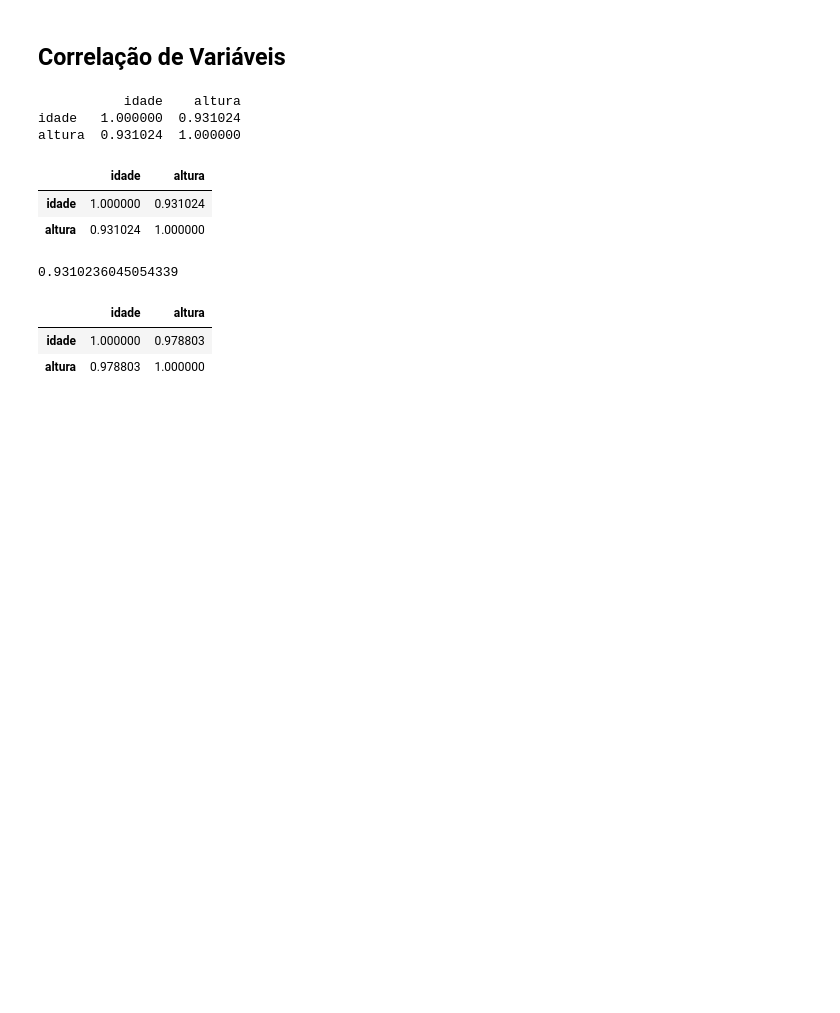
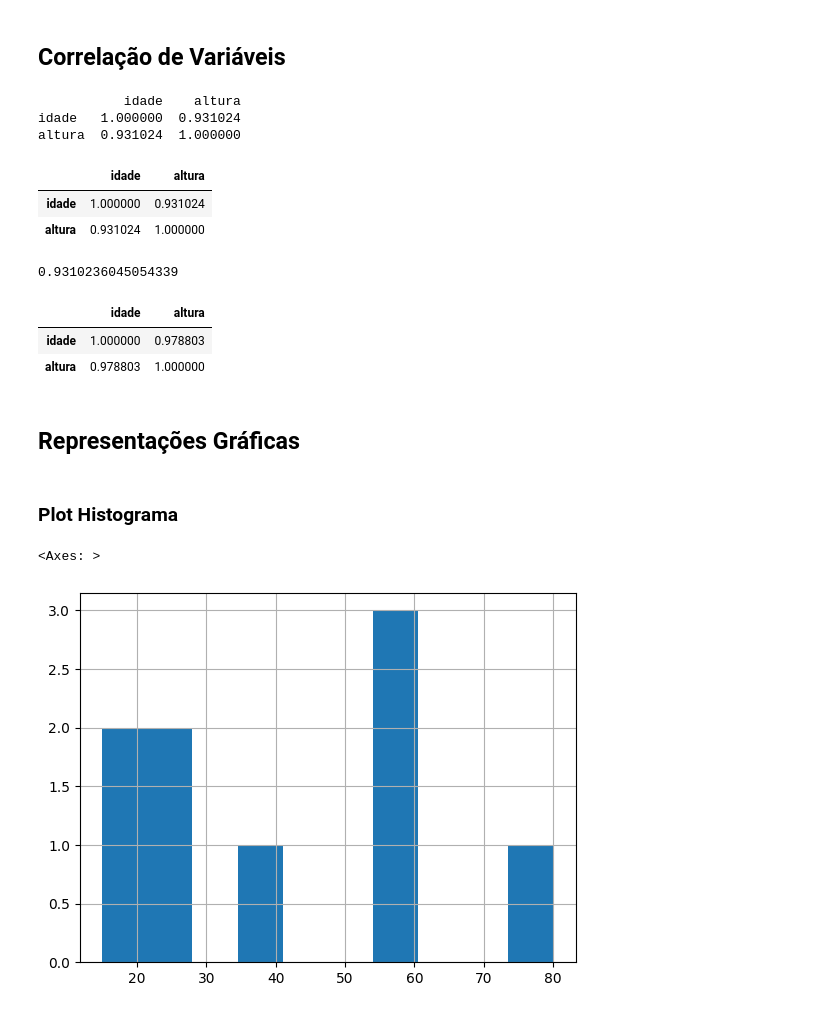
Before and after one commit to LucasTavara/estatisticas_python, a Jupyter notebook: estatisticas_devs.ipynb, the cells around one changed output. Cells and saved outputs as stored; diff of their text form; code cells hidden in the pictures; blank space fills up the shorter version.

Commit message:
feat: creation of graphic representation of each content

```diff
--- a/estatisticas_devs.ipynb
+++ b/estatisticas_devs.ipynb
@@ -162,3 +162,14 @@ df_medidas.corr(method='spearman')
 |  | idade | altura |
 | idade | 1.000000 | 0.978803 |
 | altura | 0.978803 | 1.000000 |
+# %% [markdown]
+## Representações Gráficas
+# %% [markdown]
+### Plot Histograma
+# %%
+## Mostra a distribuição dos gráficos
+
+df_medidas.idade.hist()
+# %% [output]
+<Axes: >
+[figure, added]
```
Also changed, not shown: parts of 21 cells of this notebook, 3 other files.
